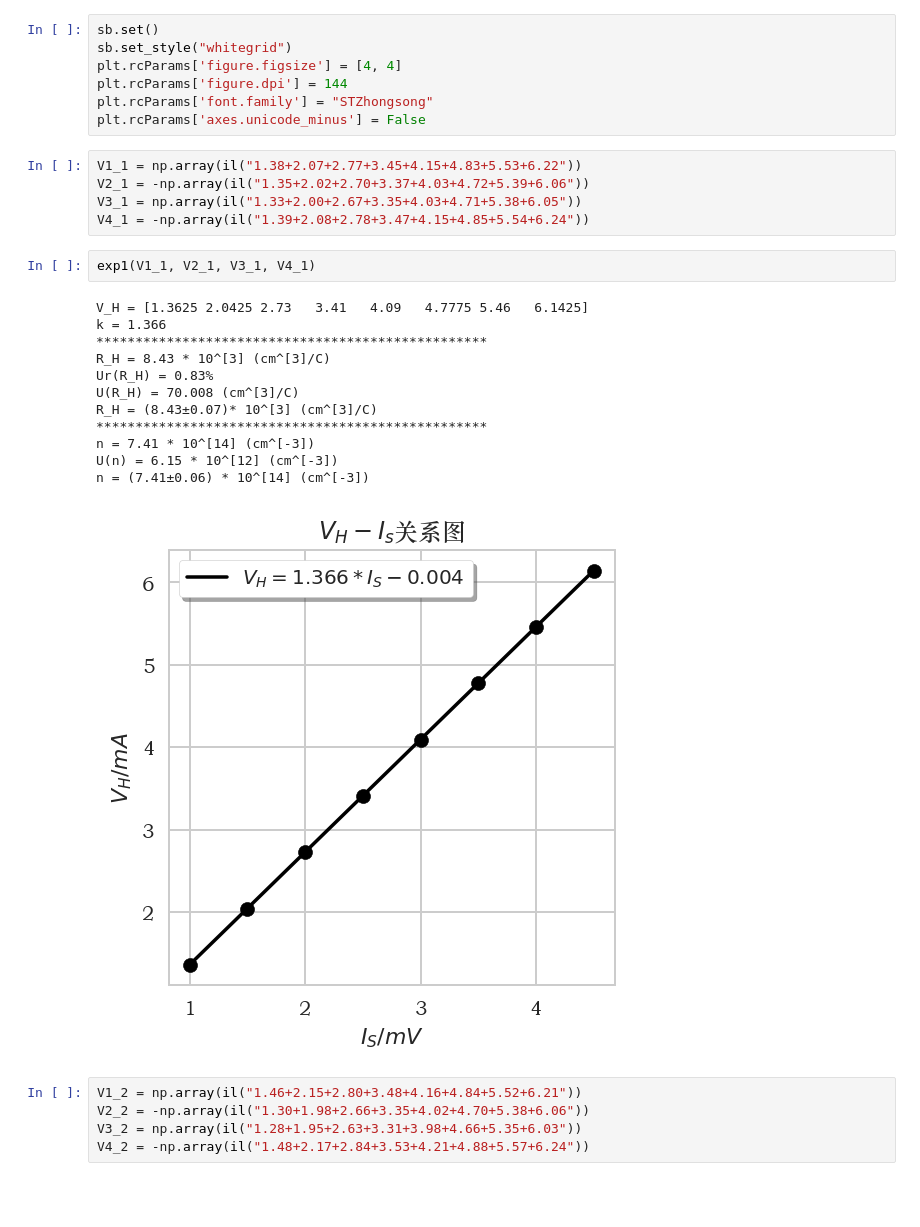
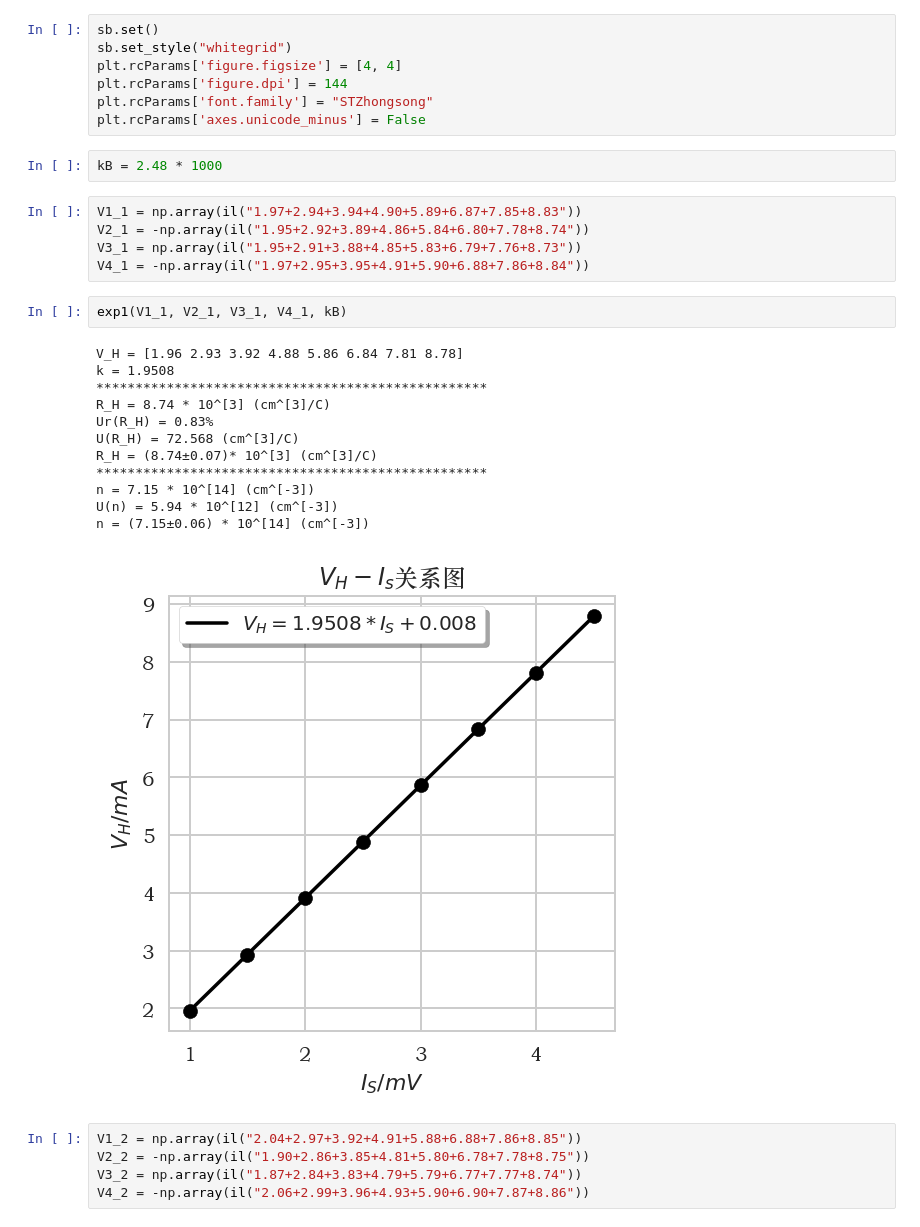
Before and after one commit to Yangjiaxi/pe, a Jupyter notebook: Hall Effect/he.ipynb, the cells around one changed output. Saved outputs shown, nothing was run; the diff lists cells and outputs as text; blank space fills up the shorter version.

```diff
--- a/Hall Effect/he.ipynb
+++ b/Hall Effect/he.ipynb
@@ -11,29 +11,31 @@ plt.rcParams['figure.figsize'] = [4, 4]
 plt.rcParams['figure.dpi'] = 144
 plt.rcParams['font.family'] = "STZhongsong"
 plt.rcParams['axes.unicode_minus'] = False
+# %%
+kB = 2.48 * 1000
 # %%
-V1_1 = np.array(il("1.38+2.07+2.77+3.45+4.15+4.83+5.53+6.22"))
-V2_1 = -np.array(il("1.35+2.02+2.70+3.37+4.03+4.72+5.39+6.06"))
-V3_1 = np.array(il("1.33+2.00+2.67+3.35+4.03+4.71+5.38+6.05"))
-V4_1 = -np.array(il("1.39+2.08+2.78+3.47+4.15+4.85+5.54+6.24"))
+V1_1 = np.array(il("1.97+2.94+3.94+4.90+5.89+6.87+7.85+8.83"))
+V2_1 = -np.array(il("1.95+2.92+3.89+4.86+5.84+6.80+7.78+8.74"))
+V3_1 = np.array(il("1.95+2.91+3.88+4.85+5.83+6.79+7.76+8.73"))
+V4_1 = -np.array(il("1.97+2.95+3.95+4.91+5.90+6.88+7.86+8.84"))
 # %%
-exp1(V1_1, V2_1, V3_1, V4_1)
+exp1(V1_1, V2_1, V3_1, V4_1, kB)
 # %% [output]
-V_H = [1.3625 2.0425 2.73   3.41   4.09   4.7775 5.46   6.1425]
-k = 1.366
+V_H = [1.96 2.93 3.92 4.88 5.86 6.84 7.81 8.78]
+k = 1.9508
 **************************************************
-R_H = 8.43 * 10^[3] (cm^[3]/C)
+R_H = 8.74 * 10^[3] (cm^[3]/C)
 Ur(R_H) = 0.83%
-U(R_H) = 70.008 (cm^[3]/C)
-R_H = (8.43±0.07)* 10^[3] (cm^[3]/C)
+U(R_H) = 72.568 (cm^[3]/C)
+R_H = (8.74±0.07)* 10^[3] (cm^[3]/C)
 **************************************************
-n = 7.41 * 10^[14] (cm^[-3])
-U(n) = 6.15 * 10^[12] (cm^[-3])
-n = (7.41±0.06) * 10^[14] (cm^[-3])
+n = 7.15 * 10^[14] (cm^[-3])
+U(n) = 5.94 * 10^[12] (cm^[-3])
+n = (7.15±0.06) * 10^[14] (cm^[-3])
-[figure, old version]
+[figure, new version]
 # %%
-V1_2 = np.array(il("1.46+2.15+2.80+3.48+4.16+4.84+5.52+6.21"))
-V2_2 = -np.array(il("1.30+1.98+2.66+3.35+4.02+4.70+5.38+6.06"))
-V3_2 = np.array(il("1.28+1.95+2.63+3.31+3.98+4.66+5.35+6.03"))
-V4_2 = -np.array(il("1.48+2.17+2.84+3.53+4.21+4.88+5.57+6.24"))
+V1_2 = np.array(il("2.04+2.97+3.92+4.91+5.88+6.88+7.86+8.85"))
+V2_2 = -np.array(il("1.90+2.86+3.85+4.81+5.80+6.78+7.78+8.75"))
+V3_2 = np.array(il("1.87+2.84+3.83+4.79+5.79+6.77+7.77+8.74"))
+V4_2 = -np.array(il("2.06+2.99+3.96+4.93+5.90+6.90+7.87+8.86"))
 # %%
```
Also changed, not shown: parts of 4 cells of this notebook, 1 other file.
